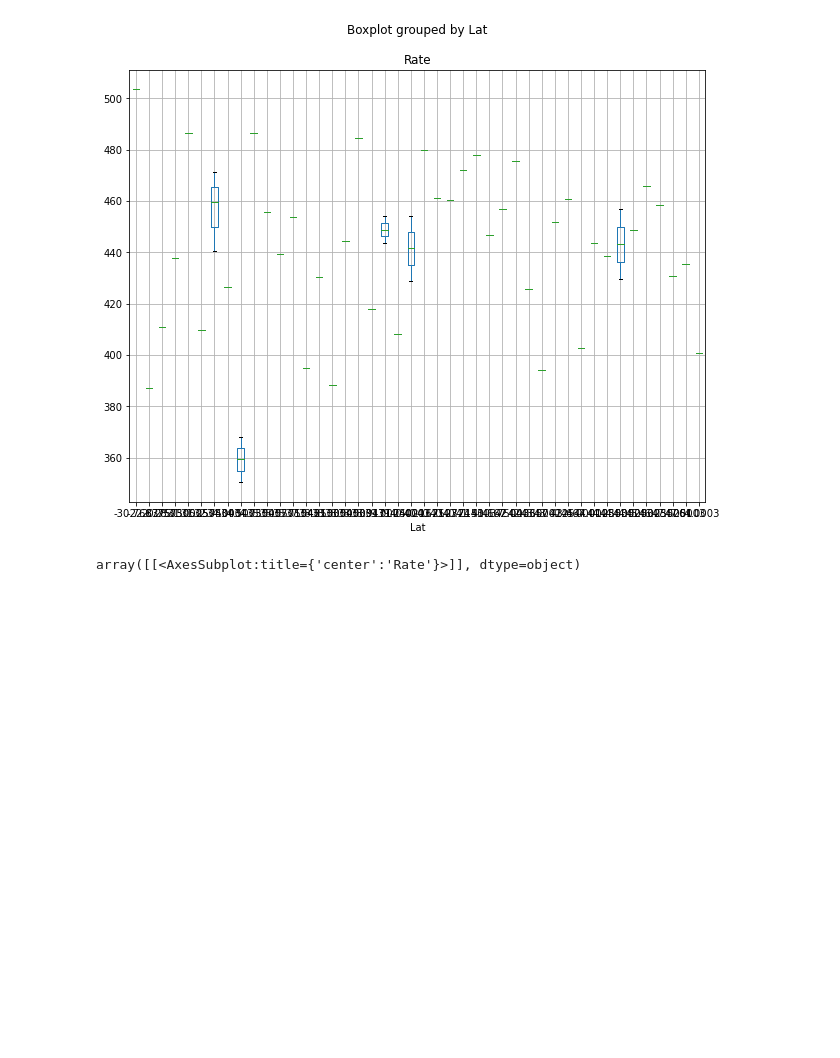
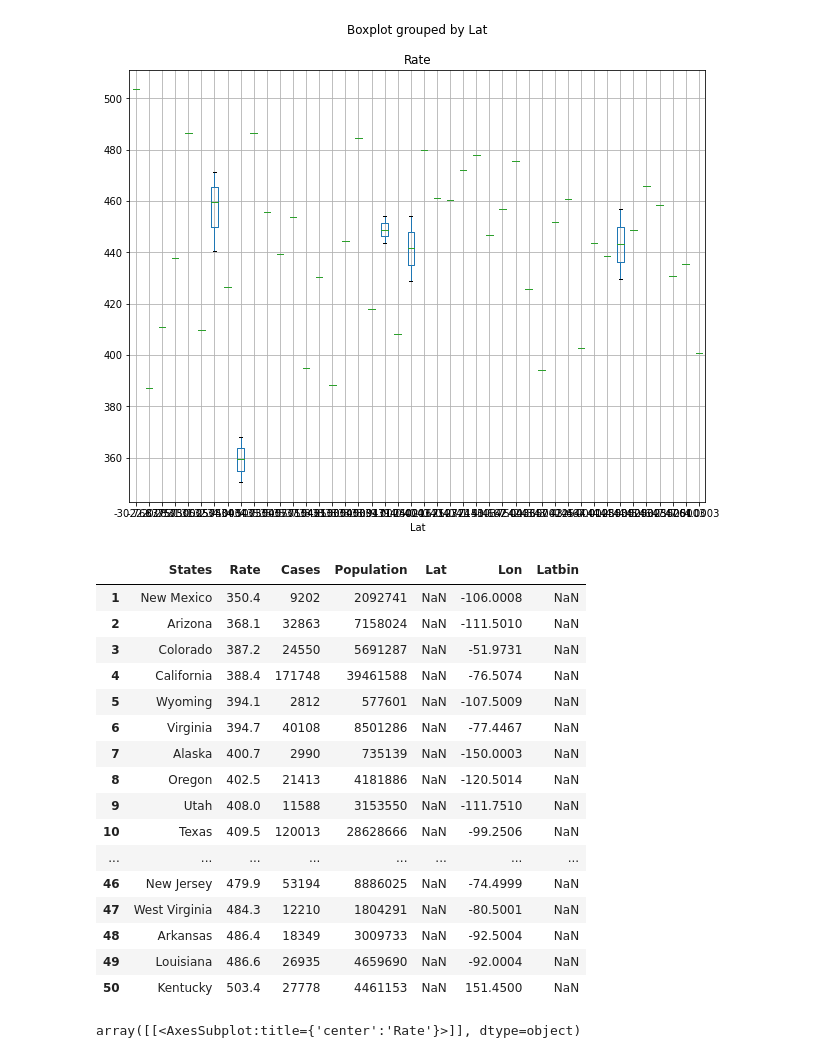
Before and after one commit to luliang333/group_project_1, a Jupyter notebook: latitude.ipynb, the cells around one changed output. Cells and saved outputs as stored; diff of their text form; code cells hidden in the pictures; blank space fills up the shorter version.

```diff
--- a/latitude.ipynb
+++ b/latitude.ipynb
@@ -86,7 +86,29 @@ combined_df.boxplot('Rate', by='Lat', figsize=(10,8))
 [figure]
 # %%
 bins = [0,20,30,40,50,60]
-combined_df['Lat'] = pd.cut(combined_df['Rate'], bins)
+names = ['0-19','20-29','30-39','40-49','50-59']
+combined_df['Latbin'] = pd.cut(combined_df['Rate'], bins, labels=names)
+combined_df
+
+# combined_df.boxplot('Rate', by='Lat', figsize=(10, 8))
+# %% [output]
+|  | States | Rate | Cases | Population | Lat | Lon | Latbin |
+| 1 | New Mexico | 350.4 | 9202 | 2092741 | NaN | -106.0008 | NaN |
+| 2 | Arizona | 368.1 | 32863 | 7158024 | NaN | -111.5010 | NaN |
+| 3 | Colorado | 387.2 | 24550 | 5691287 | NaN | -51.9731 | NaN |
+| 4 | California | 388.4 | 171748 | 39461588 | NaN | -76.5074 | NaN |
+| 5 | Wyoming | 394.1 | 2812 | 577601 | NaN | -107.5009 | NaN |
+| 6 | Virginia | 394.7 | 40108 | 8501286 | NaN | -77.4467 | NaN |
+| 7 | Alaska | 400.7 | 2990 | 735139 | NaN | -150.0003 | NaN |
+| 8 | Oregon | 402.5 | 21413 | 4181886 | NaN | -120.5014 | NaN |
+| 9 | Utah | 408.0 | 11588 | 3153550 | NaN | -111.7510 | NaN |
+| 10 | Texas | 409.5 | 120013 | 28628666 | NaN | -99.2506 | NaN |
+| ... | ... | ... | ... | ... | ... | ... | ... |
+| 46 | New Jersey | 479.9 | 53194 | 8886025 | NaN | -74.4999 | NaN |
+| 47 | West Virginia | 484.3 | 12210 | 1804291 | NaN | -80.5001 | NaN |
+| 48 | Arkansas | 486.4 | 18349 | 3009733 | NaN | -92.5004 | NaN |
+| 49 | Louisiana | 486.6 | 26935 | 4659690 | NaN | -92.0004 | NaN |
+| 50 | Kentucky | 503.4 | 27778 | 4461153 | NaN | 151.4500 | NaN |
 # %%
 combined_df.hist(column='Rate')
 # %% [output]
```
Also changed, not shown: parts of 2 cells of this notebook, 3 other files.
